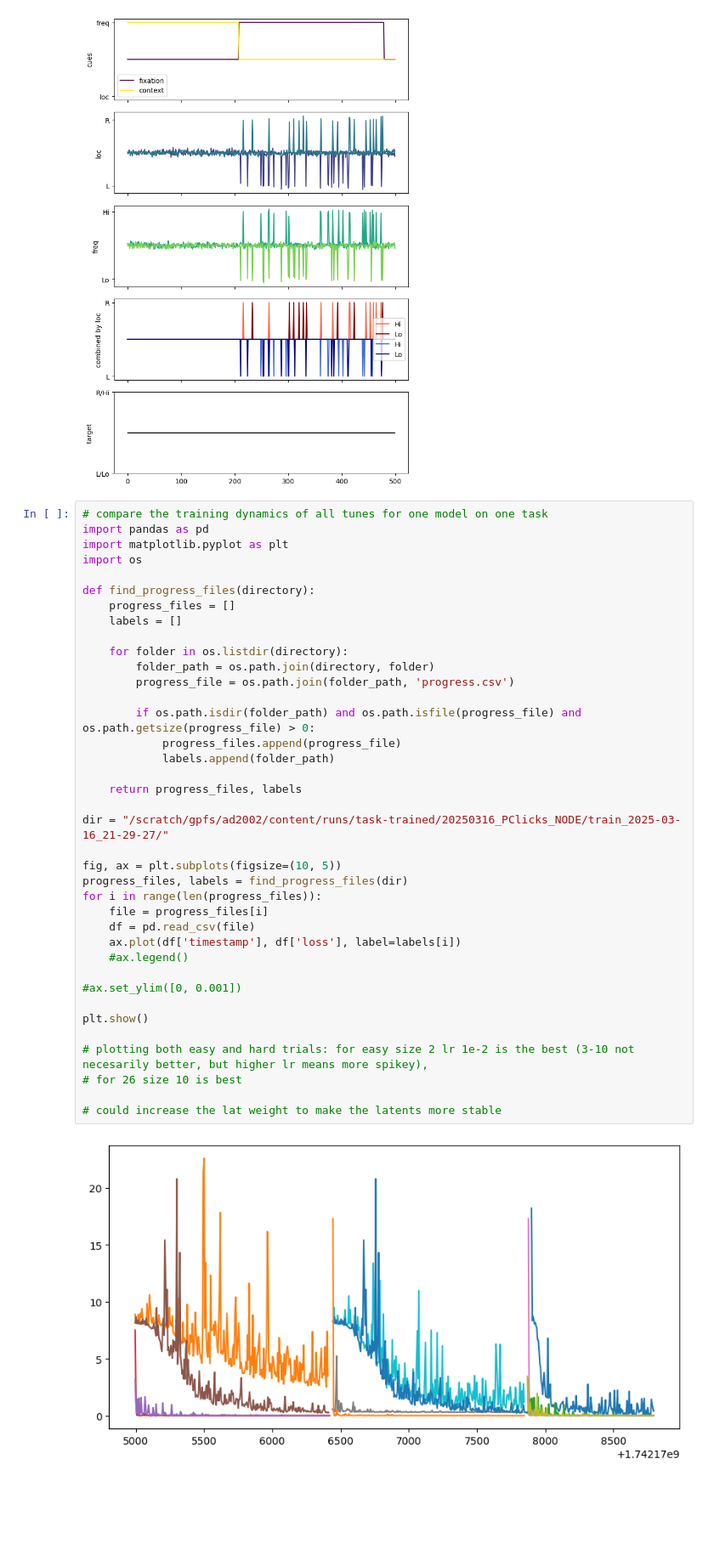
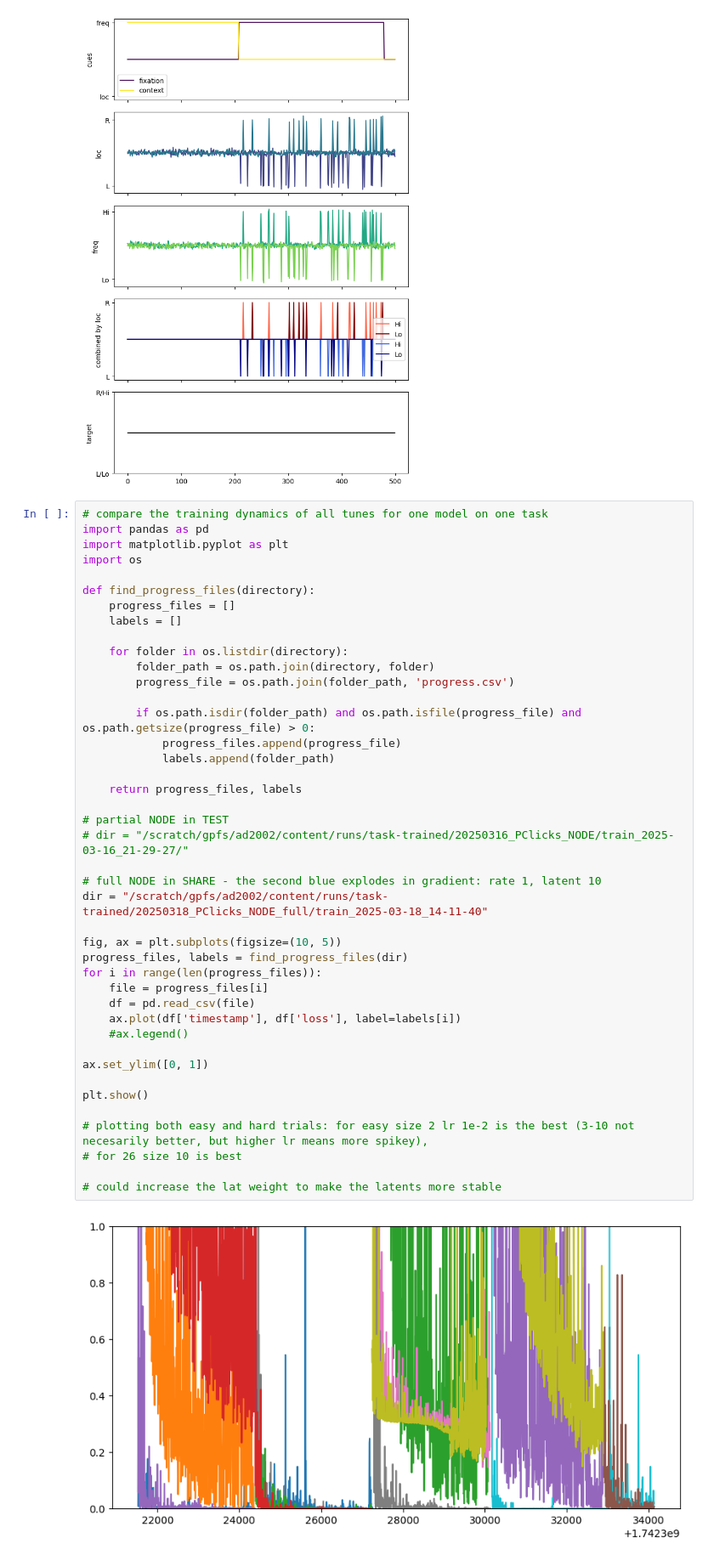
Before and after one commit to alejandradu/ComputationThruDynamicsBenchmark, a Jupyter notebook: examples/notebooks/Task_train+LINT.ipynb, the cells around one changed output. Shown at 85% size. Saved outputs shown, nothing was run; the diff lists cells and outputs as text; blank space fills up the shorter version.

```diff
--- a/examples/notebooks/Task_train+LINT.ipynb
+++ b/examples/notebooks/Task_train+LINT.ipynb
@@ -182,33 +182,37 @@ def find_progress_files(directory):
     progress_files = []
     labels = []
 
     for folder in os.listdir(directory):
         folder_path = os.path.join(directory, folder)
         progress_file = os.path.join(folder_path, 'progress.csv')
 
         if os.path.isdir(folder_path) and os.path.isfile(progress_file) and os.path.getsize(progress_file) > 0:
             progress_files.append(progress_file)
             labels.append(folder_path)
 
     return progress_files, labels
 
-dir = "/scratch/gpfs/ad2002/content/runs/task-trained/20250316_PClicks_NODE/train_2025-03-16_21-29-27/"
+# partial NODE in TEST
+# dir = "/scratch/gpfs/ad2002/content/runs/task-trained/20250316_PClicks_NODE/train_2025-03-16_21-29-27/"
+
+# full NODE in SHARE - the second blue explodes in gradient: rate 1, latent 10
+dir = "/scratch/gpfs/ad2002/content/runs/task-trained/20250318_PClicks_NODE_full/train_2025-03-18_14-11-40"
 
 fig, ax = plt.subplots(figsize=(10, 5))
 progress_files, labels = find_progress_files(dir)
 for i in range(len(progress_files)):
     file = progress_files[i]
     df = pd.read_csv(file)
     ax.plot(df['timestamp'], df['loss'], label=labels[i])
     #ax.legend()
 
-#ax.set_ylim([0, 0.001])
+ax.set_ylim([0, 1])
 
 plt.show()
 
 # plotting both easy and hard trials: for easy size 2 lr 1e-2 is the best (3-10 not necesarily better, but higher lr means more spikey),
 # for 26 size 10 is best
 
 # could increase the lat weight to make the latents more stable
 # %% [output]
-[figure, old version]
+[figure, new version]
```
Also changed, not shown: 11 other files.
